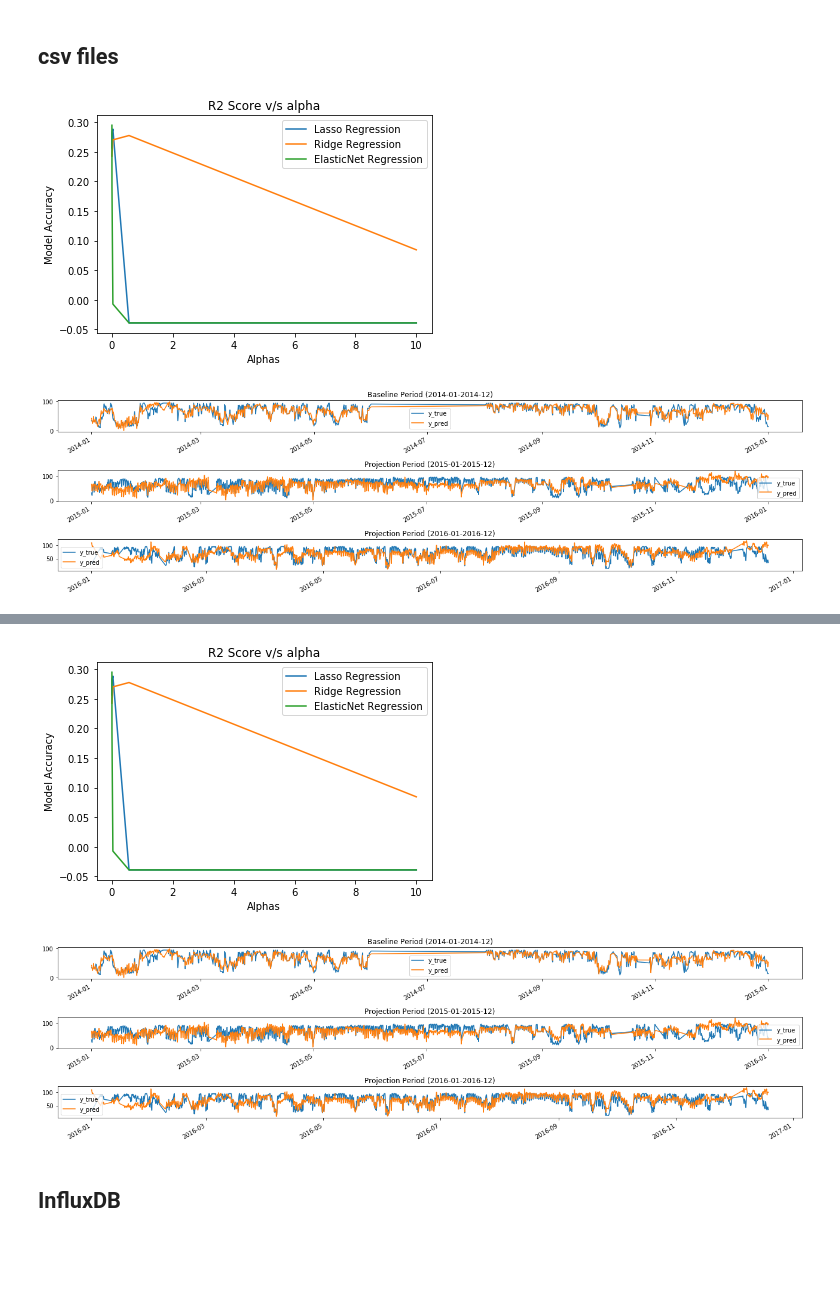
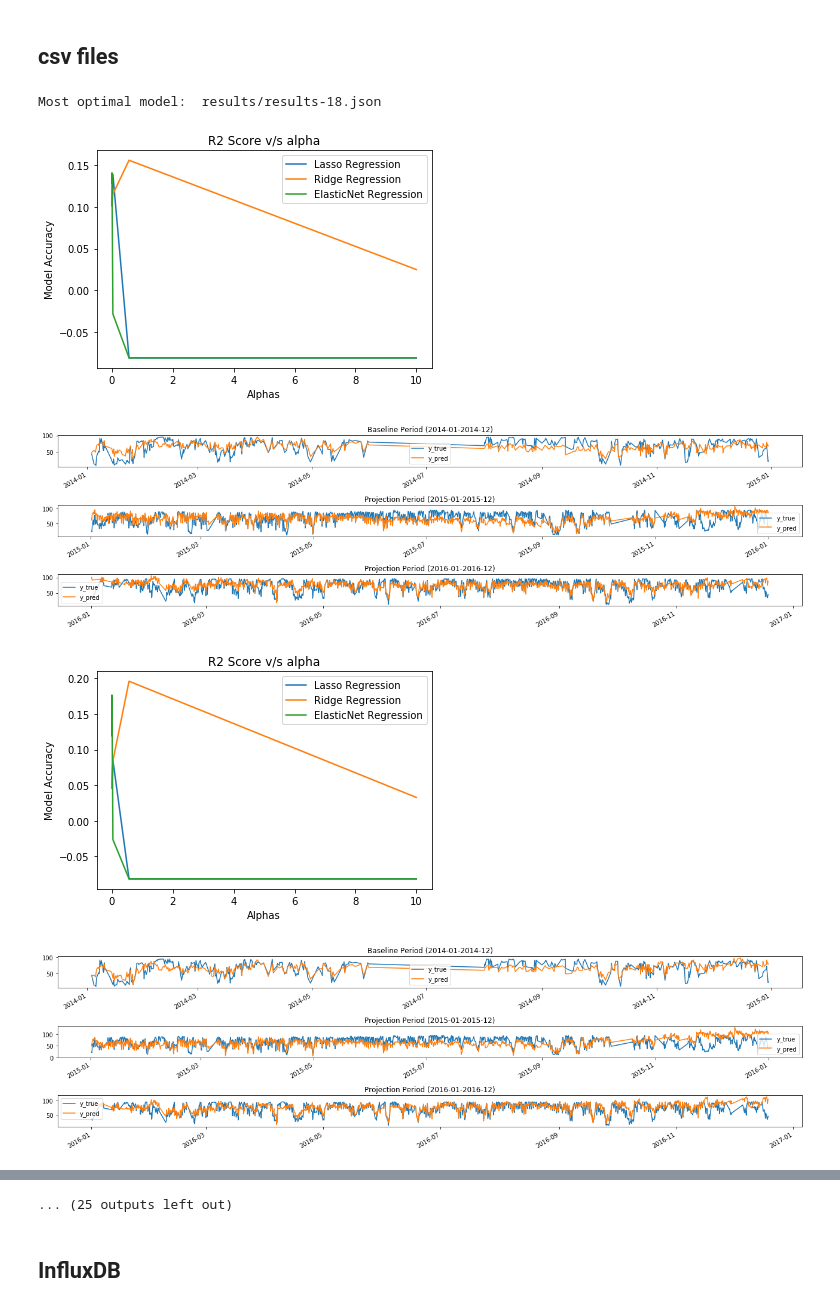
Before and after one commit to phgupta/Energy_Analytics, a Jupyter notebook: Energy_Analytics/Main.ipynb, the cells around one changed output, grey strips where cells are left out. Cells and saved outputs as stored; diff of their text form; code cells hidden in the pictures; blank space fills up the shorter version.

```diff
--- a/Energy_Analytics/Main.ipynb
+++ b/Energy_Analytics/Main.ipynb
@@ -12,8 +12,11 @@ from Influx_Dataframe_Client import Influx_Dataframe_Client
 ## csv files
 # %%
 main_obj = Wrapper()
-main_obj.read_json(file_name='input_csv.json')
-# main_obj.search(file_name='input_csv.json')
+# main_obj.read_json(file_name='input_csv.json')
+main_obj.search(file_name='input_csv.json')
 # %% [output]
+Most optimal model:  results/results-18.json
-[figure, old version]
+[figure, new version]
-[figure, old version]
+[figure, new version]
+[figure, added]
+[figure, added]
@@ -20,29 +30,27 @@ main_obj.read_json(file_name='input_csv.json')
+... (25 outputs left out)
 # %%
-def func(X, y):
-    from sklearn.linear_model import LinearRegression
-    from sklearn.model_selection import cross_val_score
-    model = LinearRegression()
-    model.fit(X, y)
-    return model.predict(X)
+# def func(X, y):
+#     from sklearn.linear_model import LinearRegression
+#     from sklearn.model_selection import cross_val_score
+#     model = LinearRegression()
+#     model.fit(X, y)
+#     return model.predict(X)
 
-main_obj = Wrapper()
-imported_data = main_obj.import_data(folder_name='../../../../Desktop/LBNL/Data/', head_row=[5,5,0])
-cleaned_data = main_obj.clean_data(imported_data, high_bound=9998,
-                                rename_col=['OAT','RelHum_Avg', 'CHW_Elec', 'Elec', 'Gas', 'HW_Heat'],
-                                drop_col='Elec')
+# main_obj = Wrapper()
+# imported_data = main_obj.import_data(folder_name='../../../../Desktop/LBNL/Data/', head_row=[5,5,0])
+# cleaned_data = main_obj.clean_data(imported_data, high_bound=9998,
+#                                 rename_col=['OAT','RelHum_Avg', 'CHW_Elec', 'Elec', 'Gas', 'HW_Heat'],
+#                                 drop_col='Elec')
 
-preprocessed_data = main_obj.preprocess_data(cleaned_data, week=True, tod=True, var_to_expand=['tod','week'])
-# preprocessed_data.to_csv('preprocessed_data.csv')
+# preprocessed_data = main_obj.preprocess_data(cleaned_data, week=True, tod=True, var_to_expand=['tod','week'])
+# # preprocessed_data.to_csv('preprocessed_data.csv')
 
-main_obj.model(preprocessed_data, dep_col='HW_Heat', alphas=np.logspace(-4,1,5), figsize=(18,5),
-               time_period=["2014-01","2014-12", "2015-01","2015-12", "2016-01","2016-12"],
-               cv=5,
-               exclude_time_period=['2014-06', '2014-07'],
-               custom_model_func=func)
-main_obj.write_json()
+# main_obj.model(preprocessed_data, dep_col='HW_Heat', alphas=np.logspace(-4,1,5), figsize=(18,5),
+#                time_period=["2014-01","2014-12", "2015-01","2015-12", "2016-01","2016-12"],
+#                cv=5,
+#                exclude_time_period=['2014-06', '2014-07'],
+#                custom_model_func=func)
+# main_obj.write_json()
-# %% [output]
-[figure, removed]
-[figure, removed]
 # %% [markdown]
 ## InfluxDB
 # %%
```
Also changed, not shown: parts of 4 cells of this notebook, 47 other files.
